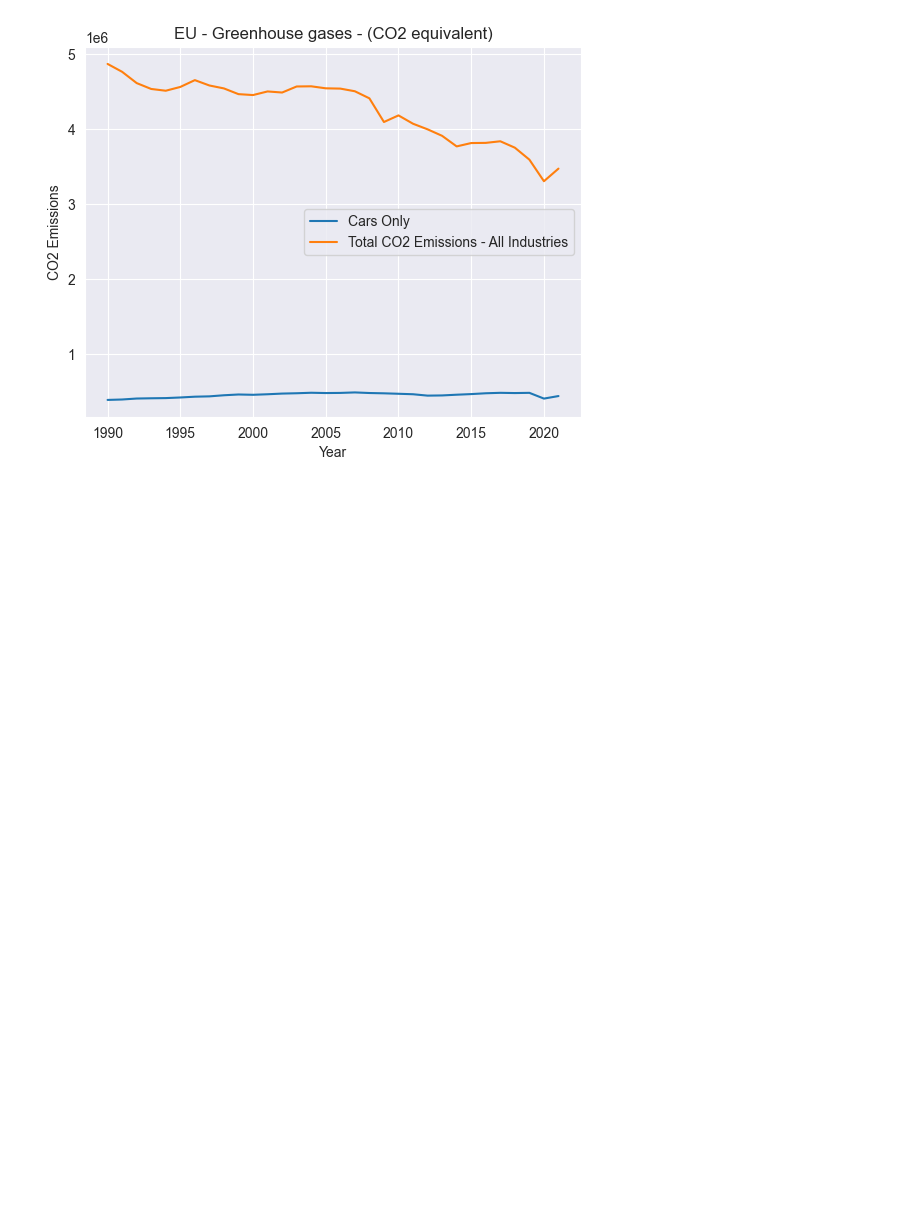
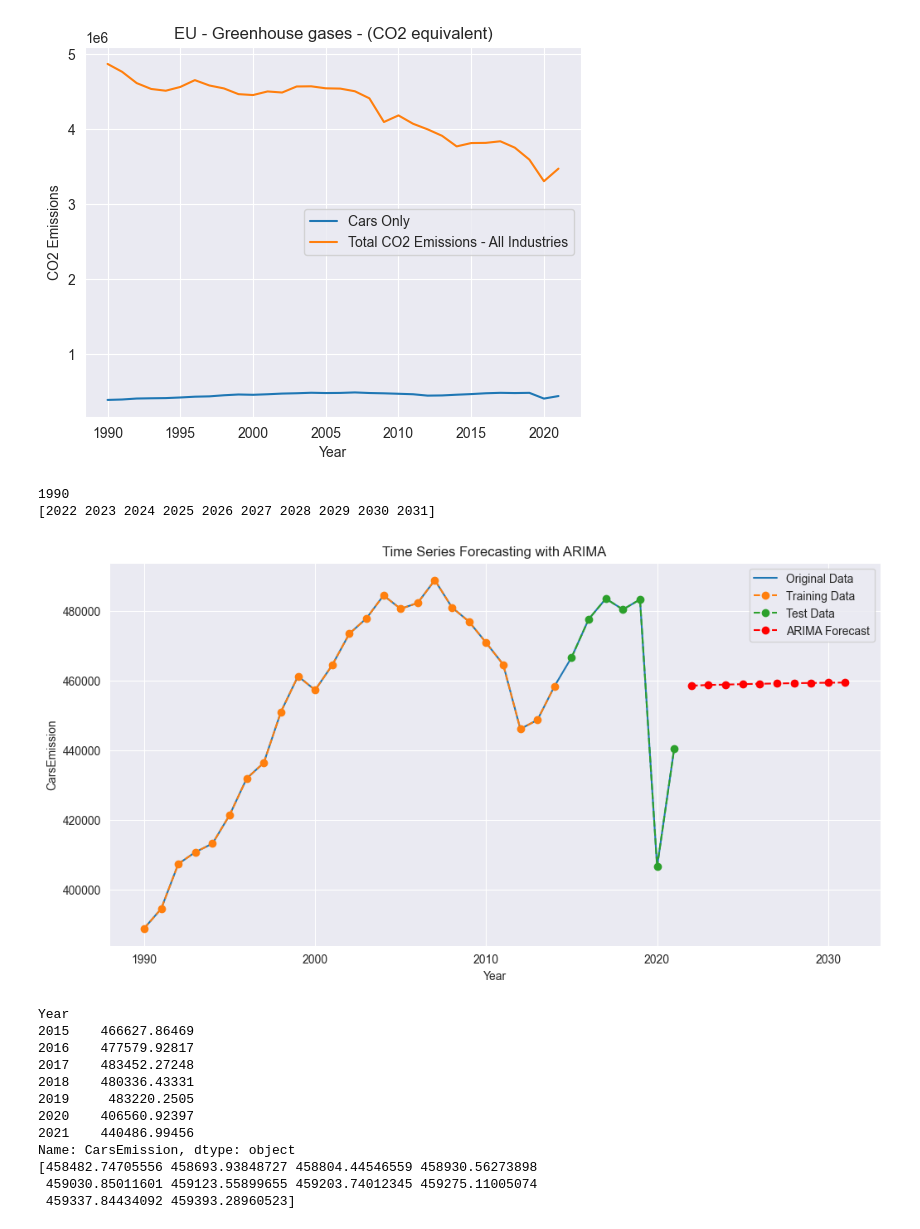
Before and after one commit to BrianRiera/CA_Database-Analytics, a Jupyter notebook: eu_ghg_emissions_csv_2_json.ipynb, the cells around one changed output. Drawn from its saved outputs; the diff is of its cells as text; code cells hidden in the pictures; blank space fills up the shorter version.

Commit message:
Further changes to plot CO2 emissions

```diff
--- a/eu_ghg_emissions_csv_2_json.ipynb
+++ b/eu_ghg_emissions_csv_2_json.ipynb
@@ -250,3 +249,69 @@ plt.show()
 30  2020  406560.92397  3303600.54329
 31  2021  440486.99456  3471700.31182
 [figure]
+# %%
+import numpy as np
+import matplotlib.pyplot as plt
+from statsmodels.tsa.arima.model import ARIMA
+
+df_raw = df_combined
+#df_raw.set_index("Year", inplace=True)
+#print(df_raw)
+
+# Splitting the data into training and testing sets
+train_size = int(len(df_raw) * 0.8)
+train, test = df_raw[:train_size], df_raw[train_size:]
+
+
+# Fit ARIMA model
+order = (3,1,2)  # ARIMA parameters (p, d, q)
+model = ARIMA(train['CarsEmission'].astype(float), order=order)
+fit_model = model.fit()
+
+forecast_steps = 10  # Adjust the number of steps as needed
+
+# Forecasting
+forecast = fit_model.get_forecast(steps=forecast_steps)
+conf_int = forecast.conf_int()
+forecast_values = forecast.predicted_mean
+
+print(df_raw.index.min())
+# Extend the time index for plotting
+forecast_index = np.arange(df_raw.index.max() +1, df_raw.index.max() + forecast_steps + 1)
+
+print(forecast_index)
+
+
+# Plotting the results
+plt.figure(figsize=(12, 6))
+plt.plot(df_raw.index, df_raw['CarsEmission'], label='Original Data')
+plt.plot(train.index, train['CarsEmission'], label='Training Data', linestyle='--', marker='o')
+plt.plot(test.index, test['CarsEmission'], label='Test Data', linestyle='--', marker='o')
+
+# Plot the ARIMA Forecast along with confidence interval
+plt.plot(forecast_index[-forecast_steps:], forecast_values, label='ARIMA Forecast', color='red', linestyle='--', marker='o')
+
+plt.title('Time Series Forecasting with ARIMA')
+plt.xlabel('Year')
+plt.ylabel('CarsEmission')
+plt.legend()
+plt.show()
+
+print(test['CarsEmission'])
+print(forecast_values.to_numpy())
+# %% [output]
+1990
+[2022 2023 2024 2025 2026 2027 2028 2029 2030 2031]
+[figure, added]
+Year
+2015    466627.86469
+2016    477579.92817
+2017    483452.27248
+2018    480336.43331
+2019     483220.2505
+2020    406560.92397
+2021    440486.99456
+Name: CarsEmission, dtype: object
+[458482.74705556 458693.93848727 458804.44546559 458930.56273898
+ 459030.85011601 459123.55899655 459203.74012345 459275.11005074
+ 459337.84434092 459393.28960523]
```
Also changed, not shown: parts of 2 cells of this notebook, 2 other files.
